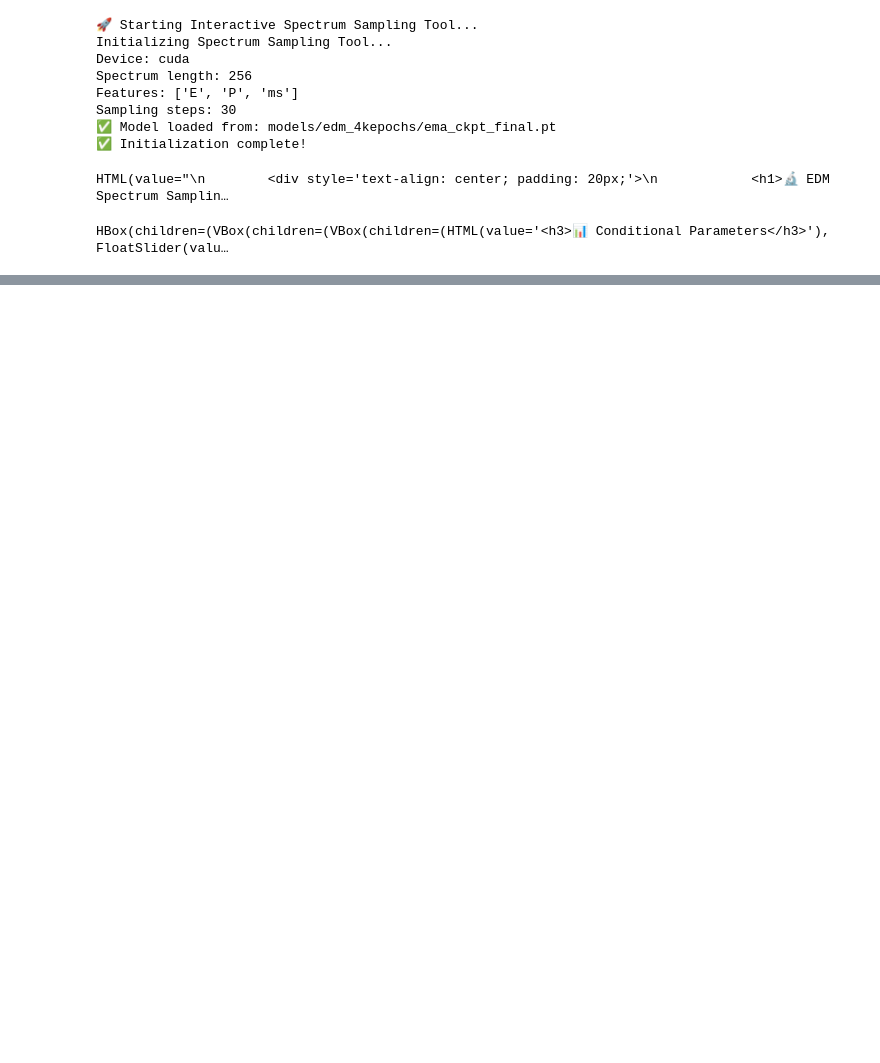
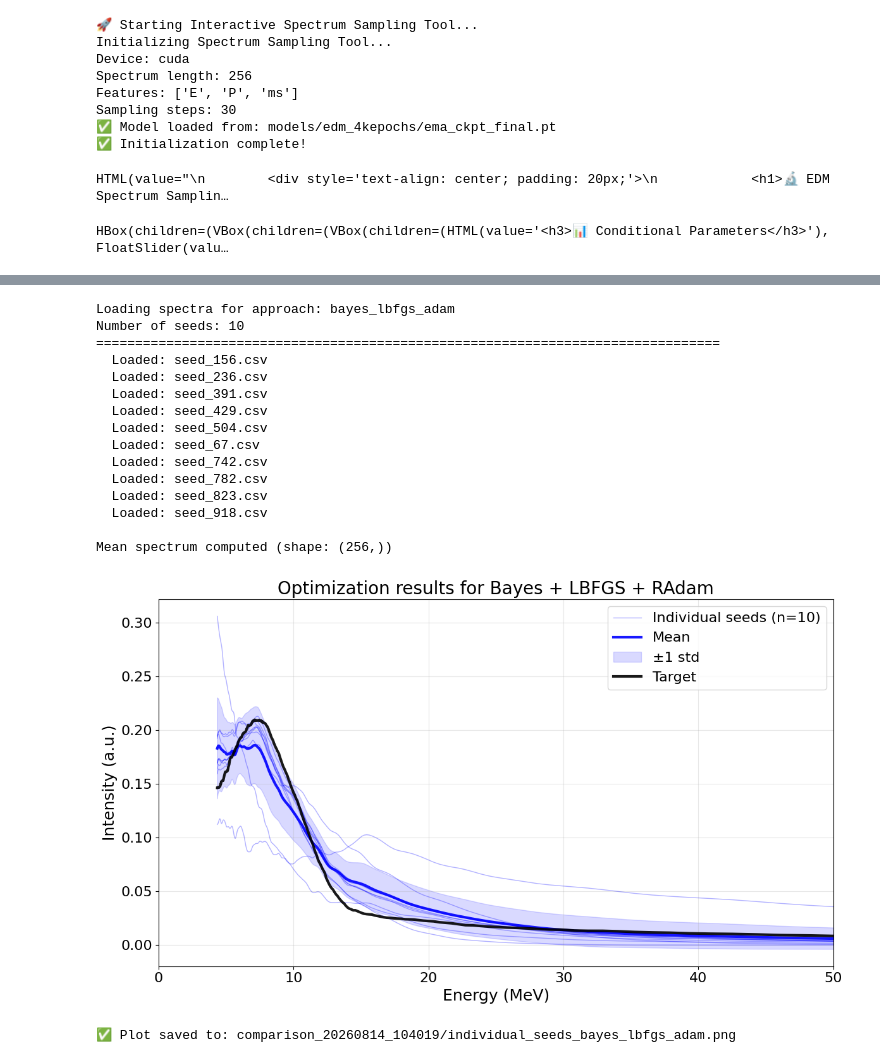
Before and after one commit to Jechmate/LWFA-diffusion-optimization, a Jupyter notebook: sample.ipynb, the cells around one changed output, grey strips where cells are left out. Drawn from its saved outputs; the diff is of its cells as text; code cells hidden in the pictures; blank space fills up the shorter version.

```diff
--- a/sample.ipynb
+++ b/sample.ipynb
@@ -665,7 +780,7 @@ import matplotlib.pyplot as plt
 from pathlib import Path
 
 # Configuration
-COMPARISON_FOLDER = "comparison_20260114_110450"
+COMPARISON_FOLDER = "comparison_20260814_104019"
 SPECTRA_OUTPUT_FOLDER = f"{COMPARISON_FOLDER}/generated_spectra"
 
 # ========== SELECT APPROACH HERE ==========
@@ -711,30 +826,48 @@ print(f"\nMean spectrum computed (shape: {mean_spectrum.shape})")
 fig, ax = plt.subplots(figsize=(12, 7))
 
 # Plot all individual seed spectra with transparency
 for i, (spectrum, seed_name) in enumerate(zip(individual_spectra, seed_names)):
     ax.plot(energy_axis, spectrum, linewidth=1, alpha=0.3, color='blue', label='_nolegend_' if i > 0 else f'Individual seeds (n={len(seed_names)})')
 
 # Plot mean spectrum in bold blue
 ax.plot(energy_axis, mean_spectrum, 'b-', linewidth=3, label='Mean', alpha=0.9)
 
 # Plot std as shaded region
 ax.fill_between(energy_axis, mean_spectrum - std_spectrum, mean_spectrum + std_spectrum,
                 color='blue', alpha=0.15, label='±1 std')
 
 # Plot target spectrum in bold black
 ax.plot(energy_axis, target_spectrum, 'k-', linewidth=3, label='Target', alpha=0.9)
 
 ax.set_xlim(0, 50)
 ax.set_xlabel('Energy (MeV)', fontsize=18)
 ax.set_ylabel('Intensity (a.u.)', fontsize=18)
 ax.set_title('Optimization results for Bayes + LBFGS + RAdam', fontsize=20)
 ax.legend(loc='best', fontsize=16)
 ax.grid(True, alpha=0.3)
 ax.tick_params(axis='both', labelsize=16)
 
 plt.tight_layout()
 save_path = f"{COMPARISON_FOLDER}/individual_seeds_{SELECTED_APPROACH}.png"
 plt.savefig(save_path, dpi=150)
 plt.show()
 
 print(f"\n✅ Plot saved to: {save_path}")
+# %% [output]
+Loading spectra for approach: bayes_lbfgs_adam
+Number of seeds: 10
+================================================================================
+  Loaded: seed_156.csv
+  Loaded: seed_236.csv
+  Loaded: seed_391.csv
+  Loaded: seed_429.csv
+  Loaded: seed_504.csv
+  Loaded: seed_67.csv
+  Loaded: seed_742.csv
+  Loaded: seed_782.csv
+  Loaded: seed_823.csv
+  Loaded: seed_918.csv
+
+Mean spectrum computed (shape: (256,))
+[figure, added]
+✅ Plot saved to: comparison_20260814_104019/individual_seeds_bayes_lbfgs_adam.png
```
Also changed, not shown: parts of 2 cells of this notebook, 6 other files.
